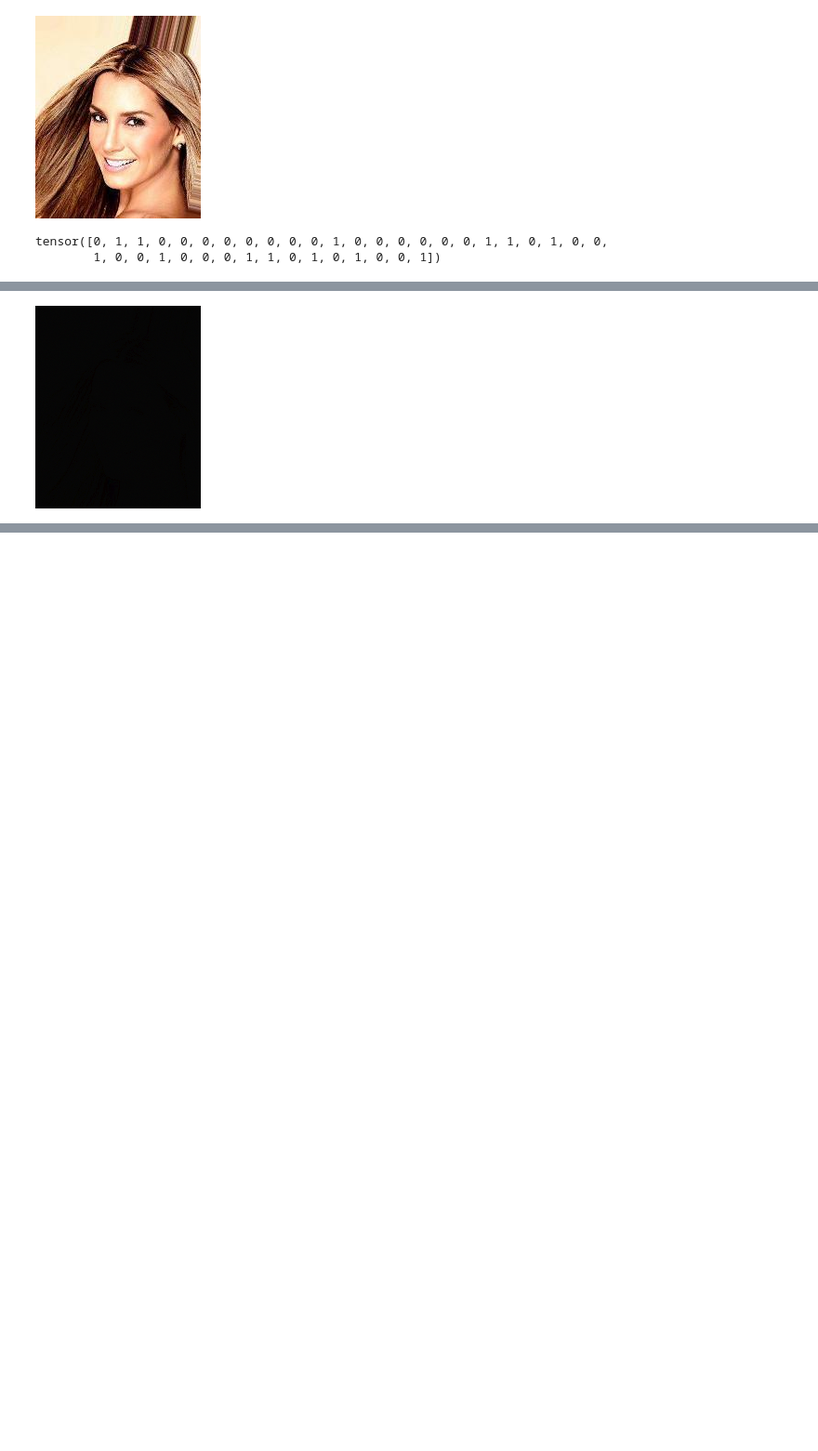
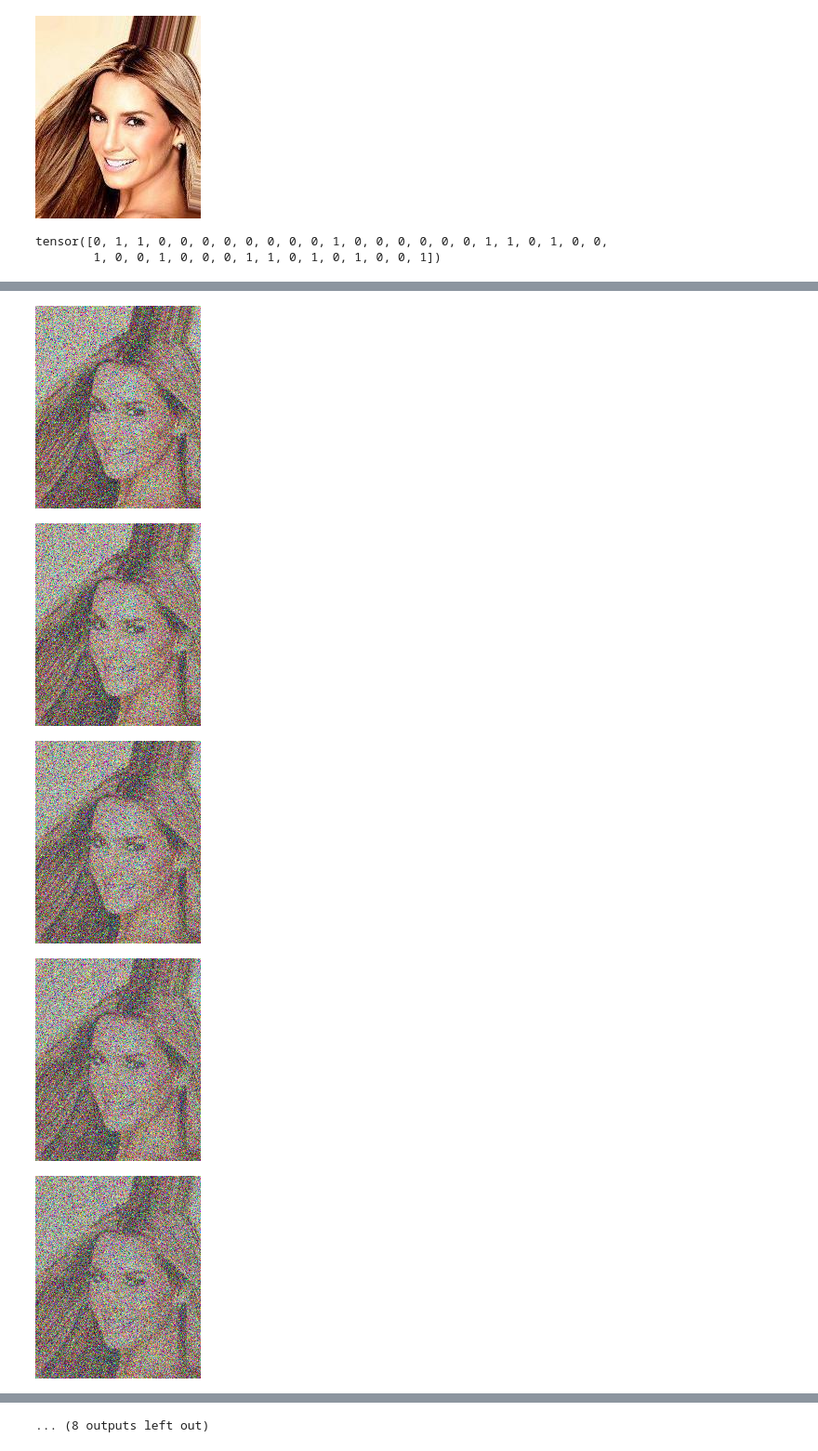
Before and after one commit to JacksonMHoke/diffusion_project, a Jupyter notebook: playground.ipynb, the cells around one changed output, grey strips where cells are left out. Shown at 93% size. Drawn from its saved outputs; the diff is of its cells as text; code cells hidden in the pictures; blank space fills up the shorter version.

Commit message:
Added vectorized noising to speed up gaussian noise. Added test run of forward diffusion process with mean trending towards 0

```diff
--- a/playground.ipynb
+++ b/playground.ipynb
@@ -86,9 +104,0 @@ im=celebs[0][0]
-# %%
-pixels=im.load()
-for k in range(10):
-    for i in range(im.size[0]):
-        for j in range(im.size[1]):
-            new_color=normal(tensor(pixels[i,j], dtype=torch.float),tensor((40,40,40), dtype=torch.float)).tolist()
-            new_color=tuple([round(x) for x in new_color])
-            im.putpixel((i,j),new_color)
-im
@@ -97,10 +105,8 @@ im
-# %%
-from math import sqrt
-def add_noise(image, var):
-    pixels=image.load()
-    for i in range(image.size[0]):
-        for j in range(image.size[1]):
-            new_color=normal(tensor([sqrt(1-var)*x for x in pixels[i,j]], dtype=torch.float),tensor((var*255, var*255, var*255), dtype=torch.float)).tolist()
-            new_color=tuple([round(x) for x in new_color])
-            im.putpixel((i,j),new_color)
-    return image
+# %%
+from math import sqrt
+print(im.shape)
+
+var=0.02
+im=normal(mean=sqrt(1-sqrt(0.1))*im, std=sqrt(var))
+
+tensorToImage(im)
@@ -107,8 +116,18 @@ def add_noise(image, var):
+# %%
+from math import sqrt
+def add_noise(image, var):
+    return normal(mean=sqrt(1-sqrt(var))*im, std=sqrt(var))
 # %%
 im=celebs[0][0]
 # %%
-for i in range(100):
-    im=add_noise(im, 0.1)
-im
+images=[]
+for i in range(20):
+    im=add_noise(im, 0.02)
+    images.append(im)
+display(*[tensorToImage(x) for x in images])
 # %% [output]
-[figure, old version]
+[figure, new version]
+[figure, added]
+[figure, added]
+[figure, added]
+[figure, added]
@@ -114,0 +141 @@ im
+... (8 outputs left out)
```
Also changed, not shown: parts of 4 cells of this notebook.
